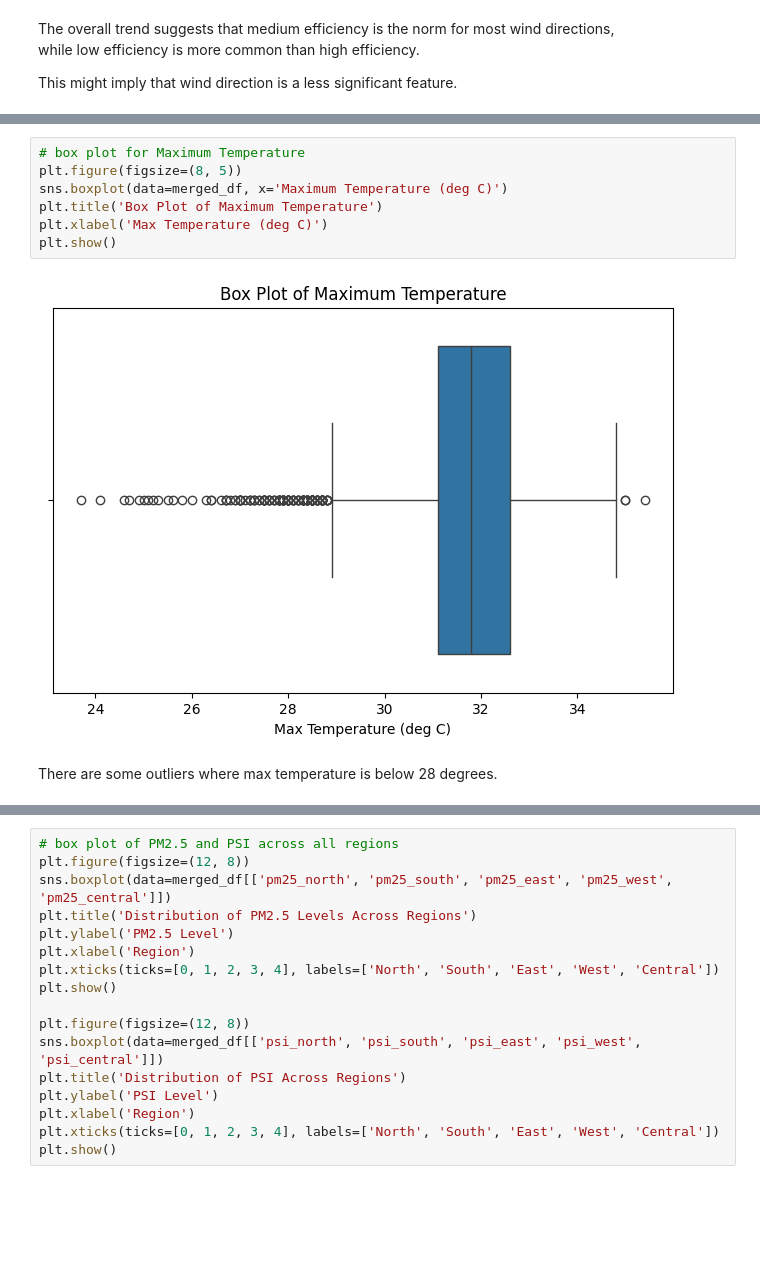
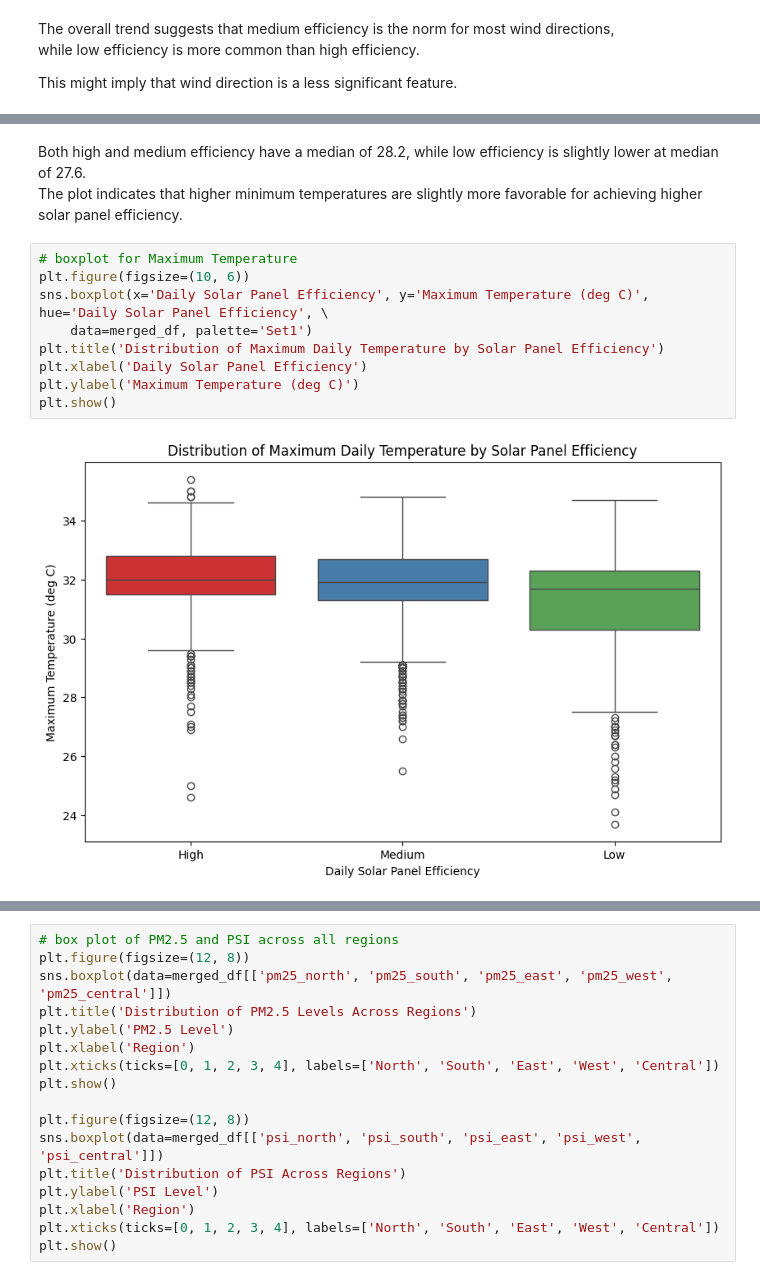
Before and after one commit to lxxxng/SolarPanelEfficiencyPrediction, a Jupyter notebook: eda.ipynb, the cells around one changed output, grey strips where cells are left out. Drawn from its saved outputs; the diff is of its cells as text; blank space fills up the shorter version.

```diff
--- a/eda.ipynb
+++ b/eda.ipynb
@@ -646,11 +669,14 @@ Median of minimum temperature is at 28 degree celsius.  Lower minimum temperatur
-# %%
-# box plot for Maximum Temperature
-plt.figure(figsize=(8, 5))
-sns.boxplot(data=merged_df, x='Maximum Temperature (deg C)')
-plt.title('Box Plot of Maximum Temperature')
-plt.xlabel('Max Temperature (deg C)')
-plt.show()
-# %% [output]
-[figure, removed]
-# %% [markdown]
-There are some outliers where max temperature is below 28 degrees.
+# %% [markdown]
+Both high and medium efficiency have a median of 28.2, while low efficiency is slightly lower at median of 27.6.\
+The plot indicates that higher minimum temperatures are slightly more favorable for achieving higher solar panel efficiency.
+# %%
+# boxplot for Maximum Temperature
+plt.figure(figsize=(10, 6))
+sns.boxplot(x='Daily Solar Panel Efficiency', y='Maximum Temperature (deg C)', hue='Daily Solar Panel Efficiency', \
+    data=merged_df, palette='Set1')
+plt.title('Distribution of Maximum Daily Temperature by Solar Panel Efficiency')
+plt.xlabel('Daily Solar Panel Efficiency')
+plt.ylabel('Maximum Temperature (deg C)')
+plt.show()
+# %% [output]
+[figure, added]
```
Also changed, not shown: parts of 57 cells of this notebook, 1 other file.
